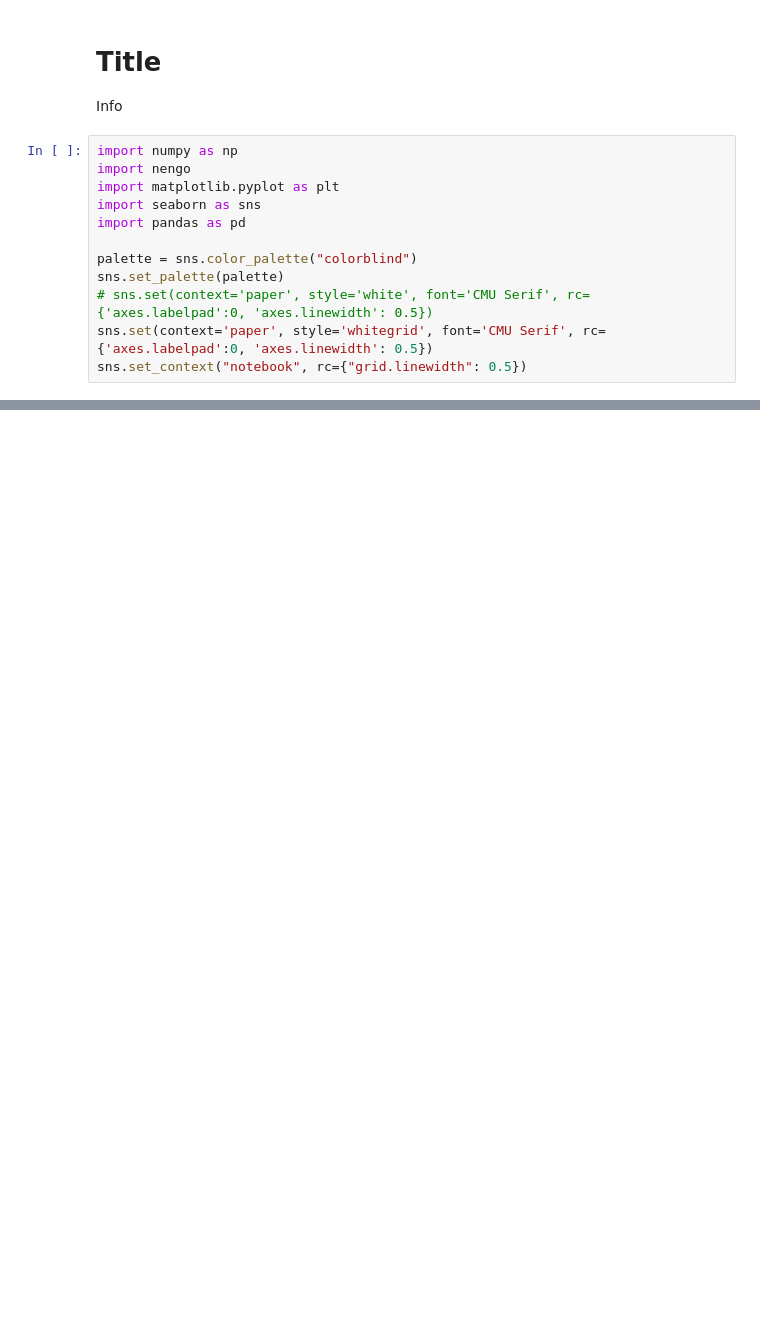
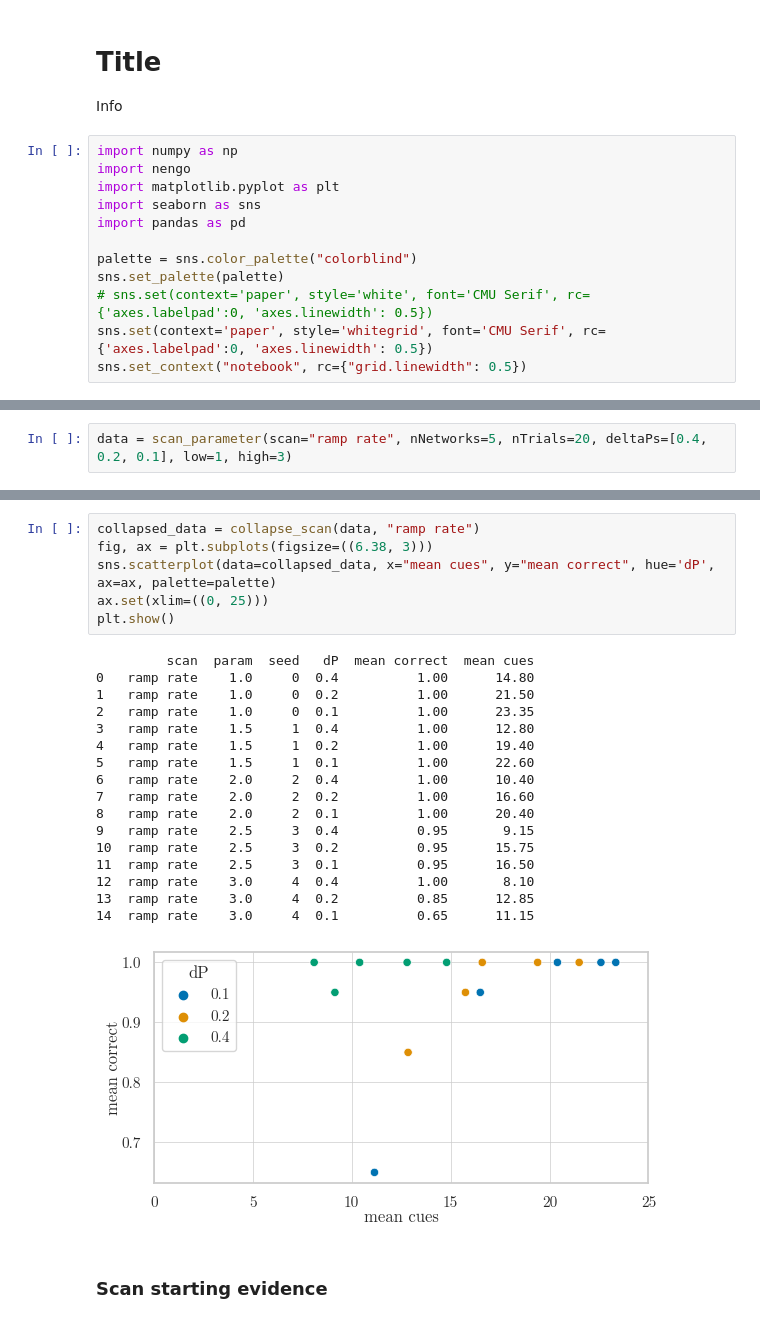
Before and after one commit to psipeter/value-accumulation, a Jupyter notebook: model.ipynb, the cells around one changed output, grey strips where cells are left out. Cells and saved outputs as stored; diff of their text form; blank space fills up the shorter version.

```diff
--- a/model.ipynb
+++ b/model.ipynb
@@ -270,0 +310,2 @@ plt.show()
+# %%
+data = scan_parameter(scan="ramp rate", nNetworks=5, nTrials=20, deltaPs=[0.4, 0.2, 0.1], low=1, high=3)
@@ -270,0 +330,26 @@ plt.show()
+# %%
+collapsed_data = collapse_scan(data, "ramp rate")
+fig, ax = plt.subplots(figsize=((6.38, 3)))
+sns.scatterplot(data=collapsed_data, x="mean cues", y="mean correct", hue='dP', ax=ax, palette=palette)
+ax.set(xlim=((0, 25)))
+plt.show()
+# %% [output]
+         scan  param  seed   dP  mean correct  mean cues
+0   ramp rate    1.0     0  0.4          1.00      14.80
+1   ramp rate    1.0     0  0.2          1.00      21.50
+2   ramp rate    1.0     0  0.1          1.00      23.35
+3   ramp rate    1.5     1  0.4          1.00      12.80
+4   ramp rate    1.5     1  0.2          1.00      19.40
+5   ramp rate    1.5     1  0.1          1.00      22.60
+6   ramp rate    2.0     2  0.4          1.00      10.40
+7   ramp rate    2.0     2  0.2          1.00      16.60
+8   ramp rate    2.0     2  0.1          1.00      20.40
+9   ramp rate    2.5     3  0.4          0.95       9.15
+10  ramp rate    2.5     3  0.2          0.95      15.75
+11  ramp rate    2.5     3  0.1          0.95      16.50
+12  ramp rate    3.0     4  0.4          1.00       8.10
+13  ramp rate    3.0     4  0.2          0.85      12.85
+14  ramp rate    3.0     4  0.1          0.65      11.15
+[figure, added]
+# %% [markdown]
+### Scan starting evidence
```
Also changed, not shown: parts of 37 cells of this notebook.
